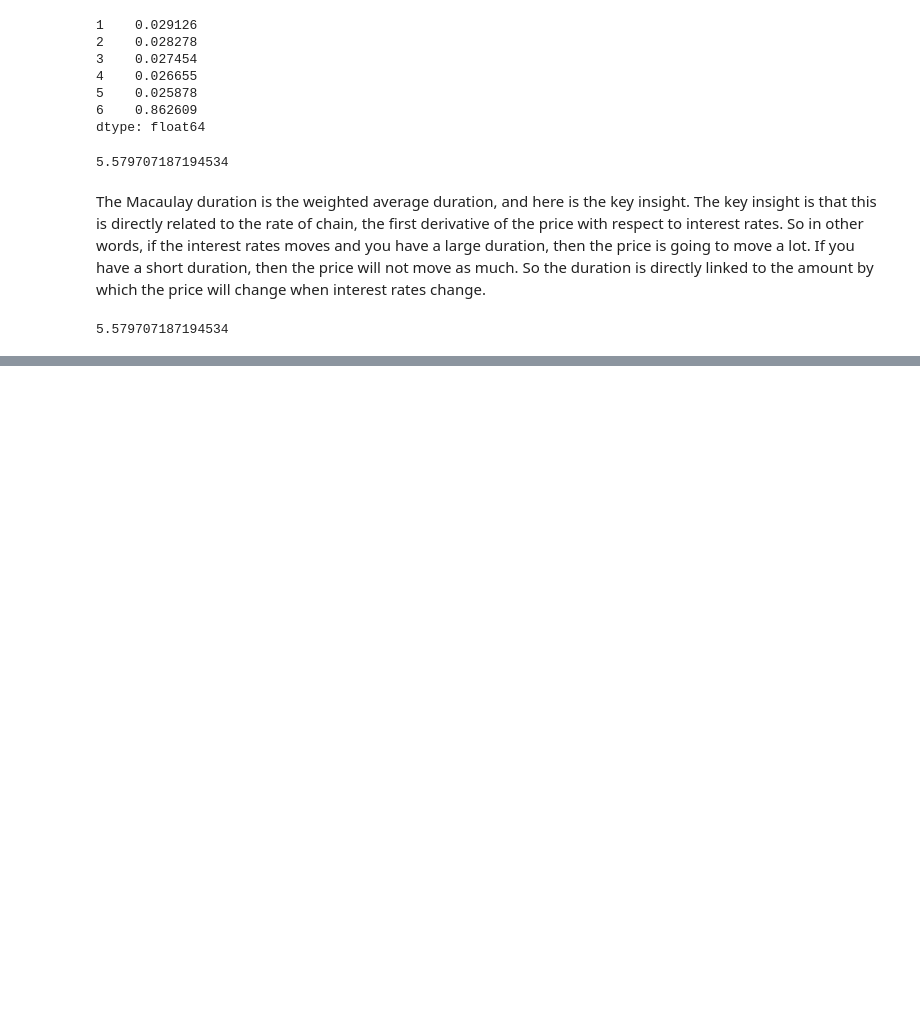
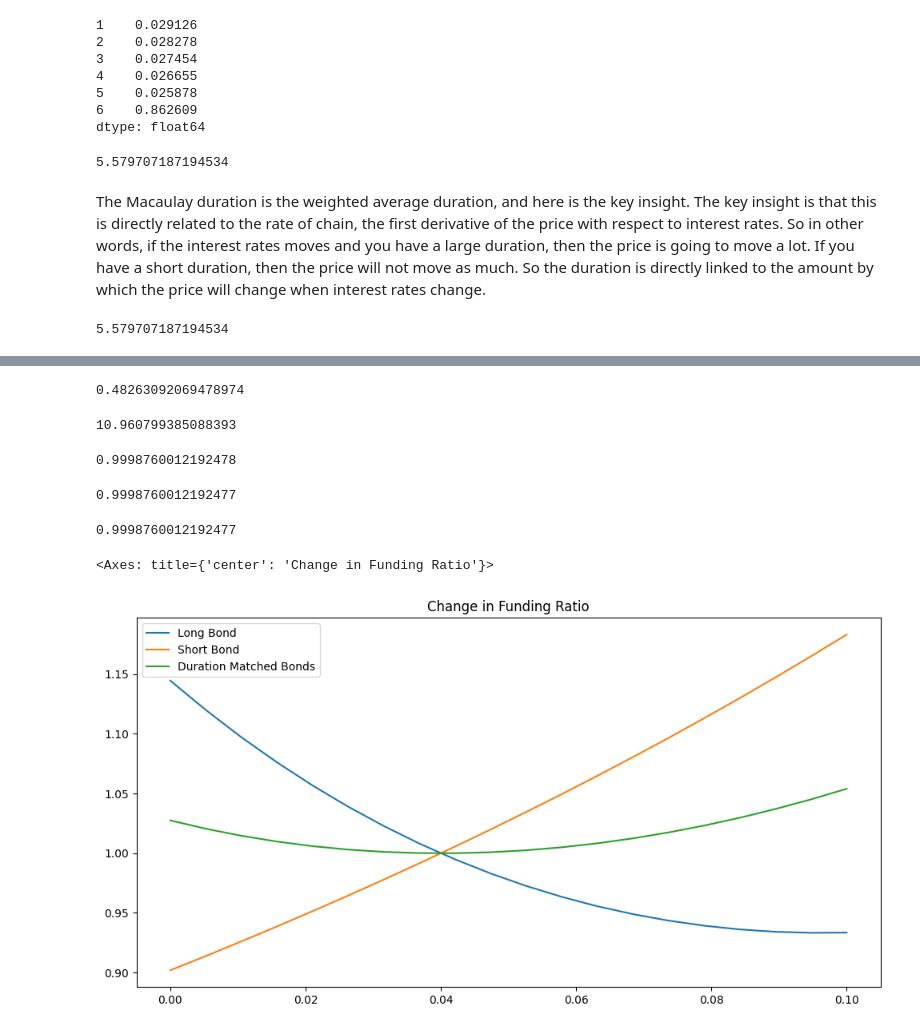
Before and after one commit to lishenjian1996/Programming-Study, a Jupyter notebook: Investment Management with Python and Machine Learning/Introduction to Portfolio Construction and Analysis with Python/week4-introduction to asset-liability management-1.ipynb, the cells around one changed output, grey strips where cells are left out. Drawn from its saved outputs; the diff is of its cells as text; code cells hidden in the pictures; blank space fills up the shorter version.

```diff
--- a/Investment Management with Python and Machine Learning/Introduction to Portfolio Construction and Analysis with Python/week4-introduction to asset-liability management-1.ipynb
+++ b/Investment Management with Python and Machine Learning/Introduction to Portfolio Construction and Analysis with Python/week4-introduction to asset-liability management-1.ipynb
@@ -538,0 +541,3 @@ erk.macaulay_duration(erk.bond_cash_flows(3, 1000, 0.06, 2), 0.06/2)
+# %%
+liabilities = pd.Series(data = [100000, 100000], index=[10, 12])
+erk.macaulay_duration(liabilities, 0.04)
@@ -538,0 +567,16 @@ erk.macaulay_duration(erk.bond_cash_flows(3, 1000, 0.06, 2), 0.06/2)
+# %%
+short_bond=erk.bond_cash_flows(10, 1000, 0.05, 1)
+long_bond=erk.bond_cash_flows(20, 1000, 0.05, 1)
+w_s=erk.match_durations(liabilities, short_bond, long_bond, 0.04)
+w_s
+# have to put 48% to short bond, 52% to long bond in order to have 10.96 years duration
+# %% [output]
+0.48263092069478974
+# %%
+p_short=erk.bond_price(10, 1000, 0.05,1, 0.04)
+p_long=erk.bond_price(20, 1000, 0.05,1, 0.04)
+a_0=130000
+p_flows=pd.concat([a_0*w_s*short_bond/p_short, a_0*(1-w_s)*long_bond/p_long])
+erk.macaulay_duration(p_flows, 0.04)
+# %% [output]
+10.960799385088393
@@ -538,0 +585,27 @@ erk.macaulay_duration(erk.bond_cash_flows(3, 1000, 0.06, 2), 0.06/2)
+# %%
+cfr
+# %% [output]
+0.9998760012192478
+# %%
+lb_assets = a_0*long_bond/p_long
+erk.funding_ratio(lb_assets, liabilities, 0.04)
+# %% [output]
+0.9998760012192477
+# %%
+sb_assets = a_0*short_bond/p_short
+erk.funding_ratio(sb_assets, liabilities, 0.04)
+# %% [output]
+0.9998760012192477
+# %%
+rates = np.linspace(0, .1, 20)
+lb_assets = a_0*long_bond/p_long
+sb_assets = a_0*short_bond/p_short
+fr_change = pd.DataFrame({
+    "Long Bond":[erk.funding_ratio(lb_assets, liabilities, r) for r in rates],
+    "Short Bond":[erk.funding_ratio(sb_assets, liabilities, r) for r in rates],
+    "Duration Matched Bonds":[erk.funding_ratio(p_flows, liabilities, r) for r in rates]
+}, index=rates)
+fr_change.plot(title='Change in Funding Ratio', figsize=(12,6))
+# %% [output]
+<Axes: title={'center': 'Change in Funding Ratio'}>
+[figure, added]
```
Also changed, not shown: parts of 15 cells of this notebook, 2 other files.
